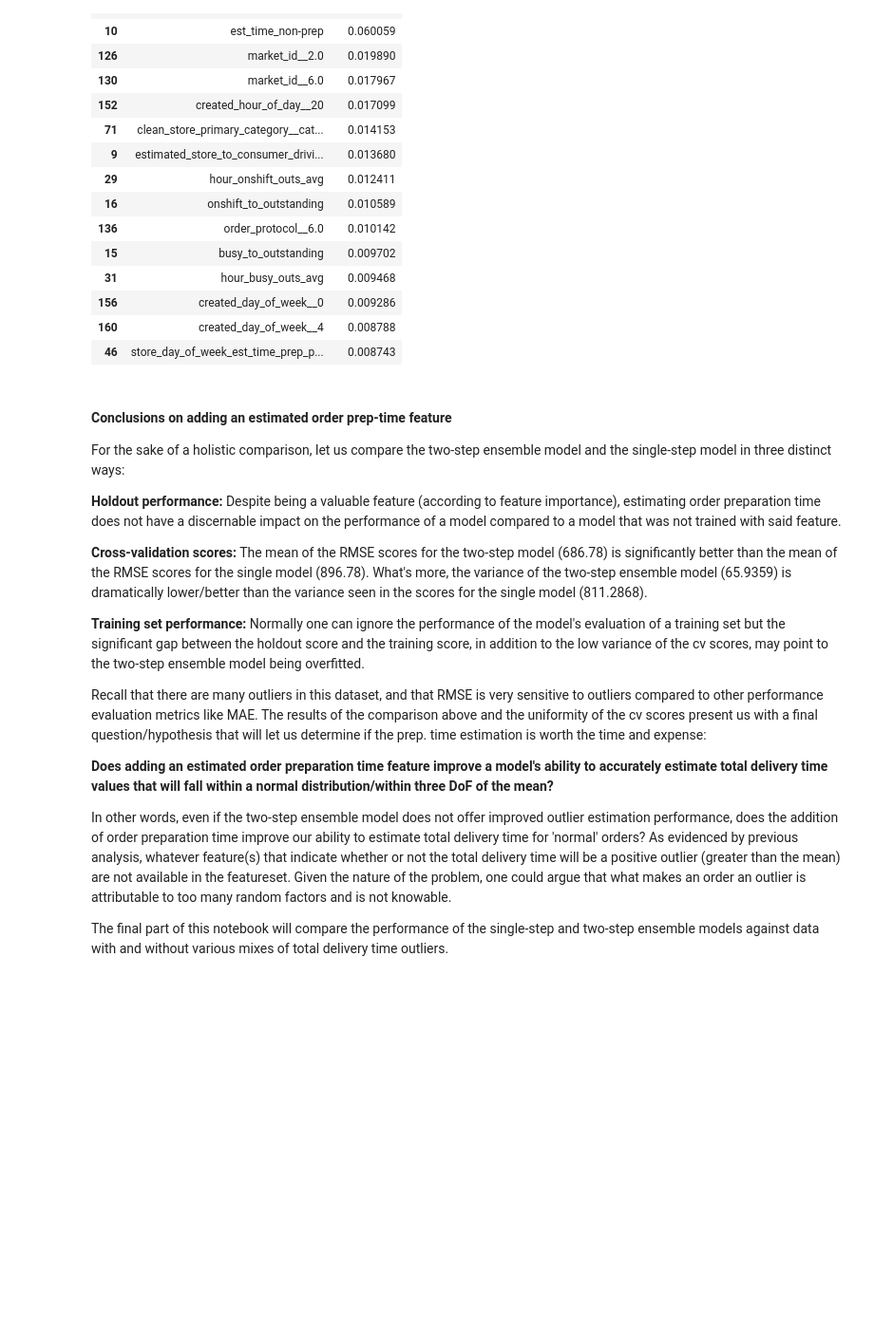
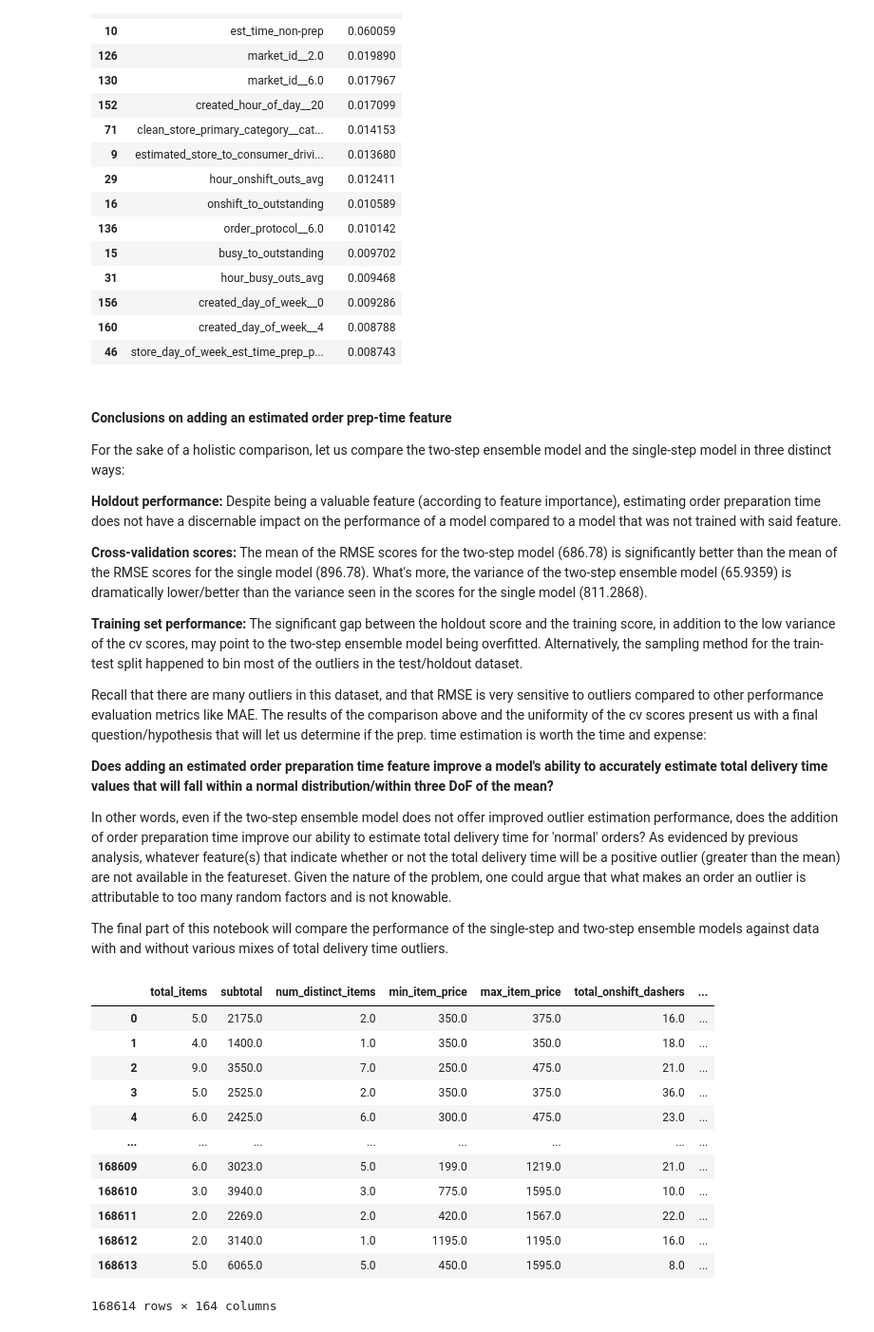
Before and after one commit to Tanag3r/stratascratch_projects, a Jupyter notebook: doordash_delivery_est/doordash_est.ipynb, the cells around one changed output. Shown at 95% size. Cells and saved outputs as stored; diff of their text form; code cells hidden in the pictures; blank space fills up the shorter version.

Commit message:
random sampling eval complete

```diff
--- a/doordash_delivery_est/doordash_est.ipynb
+++ b/doordash_delivery_est/doordash_est.ipynb
@@ -688,7 +685,7 @@ For the sake of a holistic comparison, let us compare the two-step ensemble mode
 
 **Cross-validation scores:** The mean of the RMSE scores for the two-step model (686.78) is significantly better than the mean of the RMSE scores for the single model (896.78). What's more, the variance of the two-step ensemble model (65.9359) is dramatically lower/better than the variance seen in the scores for the single model (811.2868).
 
-**Training set performance:** Normally one can ignore the performance of the model's evaluation of a training set but the significant gap between the holdout score and the training score, in addition to the low variance of the cv scores, may point to the two-step ensemble model being overfitted.
+**Training set performance:** The significant gap between the holdout score and the training score, in addition to the low variance of the cv scores, may point to the two-step ensemble model being overfitted. Alternatively, the sampling method for the train-test split happened to bin most of the outliers in the test/holdout dataset.
 
 Recall that there are many outliers in this dataset, and that RMSE is very sensitive to outliers compared to other performance evaluation metrics like MAE. The results of the comparison above and the uniformity of the cv scores present us with a final question/hypothesis that will let us determine if the prep. time estimation is worth the time and expense:
 
@@ -698,5 +695,22 @@ In other words, even if the two-step ensemble model does not offer improved outl
 
 The final part of this notebook will compare the performance of the single-step and two-step ensemble models against data with and without various mixes of total delivery time outliers.
 # %%
+train_df = train_df.drop(columns=['clean_store_primary_category__indonesian', 'clean_store_primary_category__belgian', 'created_hour_of_day__8'])
 X = train_df.drop(columns=['actual_total_delivery_duration'])
 y = train_df[['actual_total_delivery_duration']]
+# %%
+train_df
+# %% [output]
+|  | total_items | subtotal | num_distinct_items | min_item_price | max_item_price | total_onshift_dashers | ... |
+| 0 | 5.0 | 2175.0 | 2.0 | 350.0 | 375.0 | 16.0 | ... |
+| 1 | 4.0 | 1400.0 | 1.0 | 350.0 | 350.0 | 18.0 | ... |
+| 2 | 9.0 | 3550.0 | 7.0 | 250.0 | 475.0 | 21.0 | ... |
+| 3 | 5.0 | 2525.0 | 2.0 | 350.0 | 375.0 | 36.0 | ... |
+| 4 | 6.0 | 2425.0 | 6.0 | 300.0 | 475.0 | 23.0 | ... |
+| ... | ... | ... | ... | ... | ... | ... | ... |
+| 168609 | 6.0 | 3023.0 | 5.0 | 199.0 | 1219.0 | 21.0 | ... |
+| 168610 | 3.0 | 3940.0 | 3.0 | 775.0 | 1595.0 | 10.0 | ... |
+| 168611 | 2.0 | 2269.0 | 2.0 | 420.0 | 1567.0 | 22.0 | ... |
+| 168612 | 2.0 | 3140.0 | 1.0 | 1195.0 | 1195.0 | 16.0 | ... |
+| 168613 | 5.0 | 6065.0 | 5.0 | 450.0 | 1595.0 | 8.0 | ... |
+168614 rows × 164 columns
```
Also changed, not shown: parts of 8 cells of this notebook.
